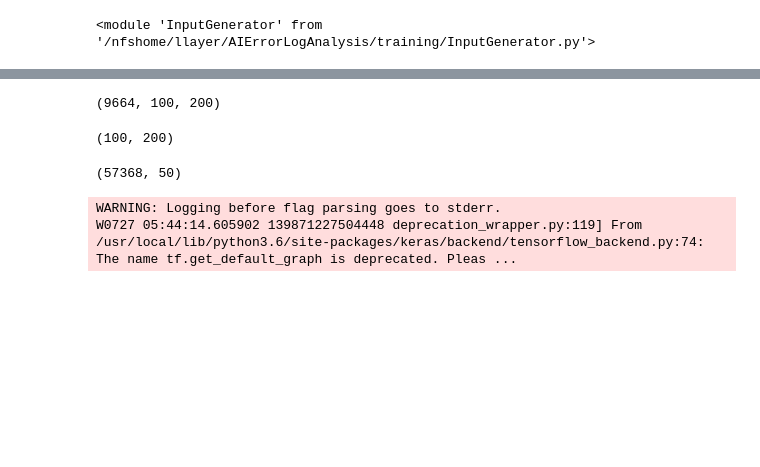
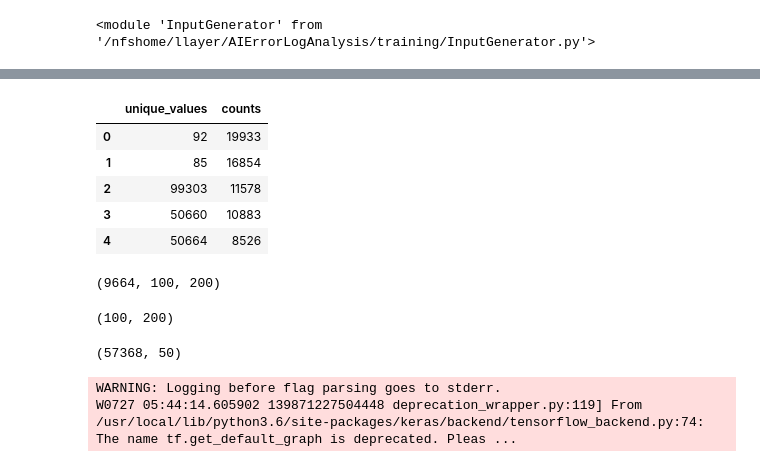
Before and after one commit to llayer/AIErrorLogAnalysis, a Jupyter notebook: training/train_tokens.ipynb, the cells around one changed output, grey strips where cells are left out. Cells and saved outputs as stored; diff of their text form; code cells hidden in the pictures; blank space fills up the shorter version.

```diff
--- a/training/train_tokens.ipynb
+++ b/training/train_tokens.ipynb
@@ -65,5 +91,14 @@ gen.actionshistory.head()
 # %%
 test_count = test[1].reshape(test[1].shape[0], test[1].shape[1] * test[1].shape[2], test[1].shape[3])
+# %%
+c.head()
+# %% [output]
+|  | unique_values | counts |
+| 0 | 92 | 19933 |
+| 1 | 85 | 16854 |
+| 2 | 99303 | 11578 |
+| 3 | 50660 | 10883 |
+| 4 | 50664 | 8526 |
 # %%
 test_reshape = test[0].reshape(test[0].shape[0], test[0].shape[1] * test[0].shape[2], test[0].shape[3])
 test_re_swp = np.swapaxes(test_reshape,0,1)
```
Also changed, not shown: parts of 4 cells of this notebook, 2 other files.
